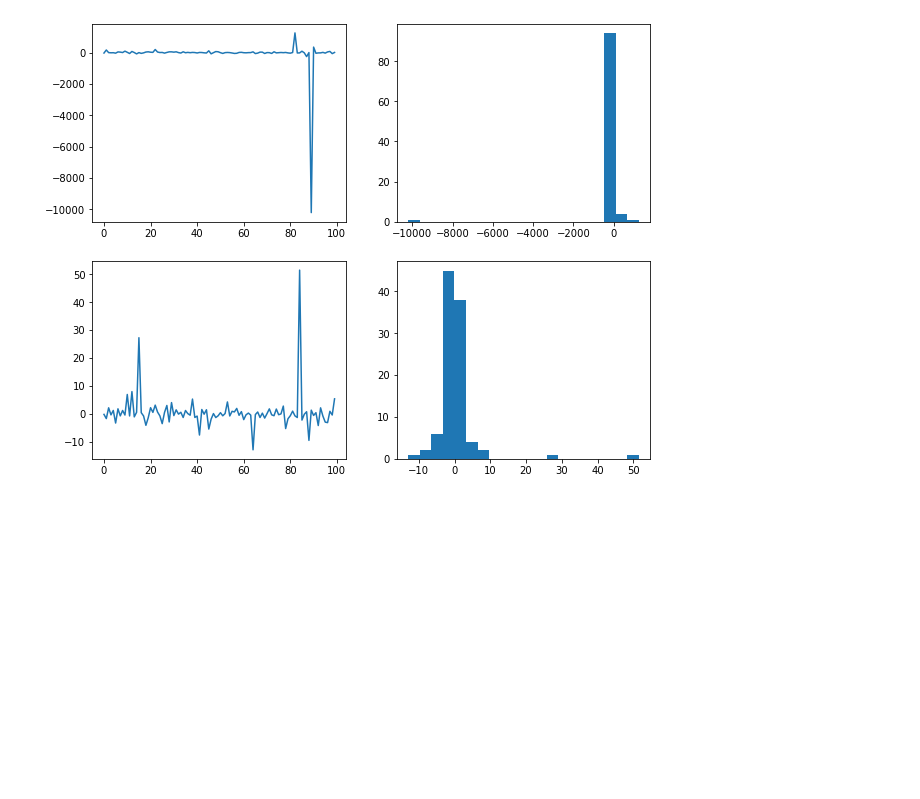
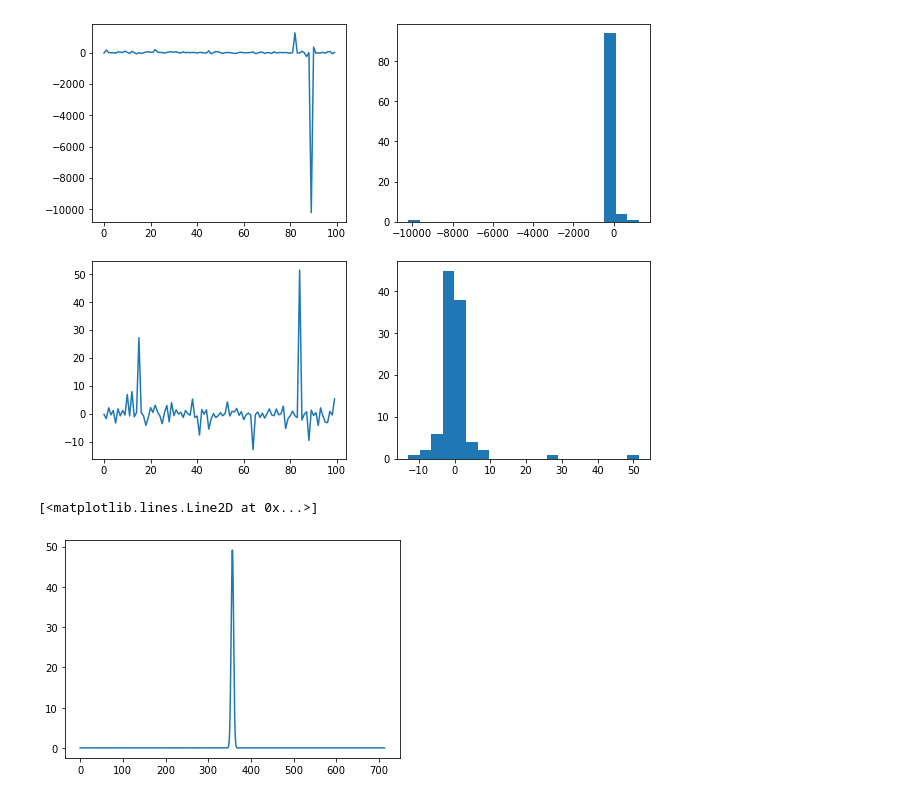
Before and after one commit to minyoungk99/IRES, a Jupyter notebook: other_notebooks/create_ratios_diffs.ipynb, the cells around one changed output. Saved outputs shown, nothing was run; the diff lists cells and outputs as text; code cells hidden in the pictures; blank space fills up the shorter version.

```diff
--- a/other_notebooks/create_ratios_diffs.ipynb
+++ b/other_notebooks/create_ratios_diffs.ipynb
@@ -126,3 +124,13 @@ ax4.hist(b, bins=20)
          5.15322884e+01]),
  <a list of 20 Patch objects>)
 [figure]
+# %%
+amp = [50]
+mu = [50]
+sd = [.4]
+
+gaus = fp.fake_profile(amp, mu, sd, nbins=714); gaus.construct_profile()
+plt.plot(gaus.profile)
+# %% [output]
+[<matplotlib.lines.Line2D at 0x...>]
+[figure, added]
```
Also changed, not shown: parts of 7 cells of this notebook, 16 other files.
